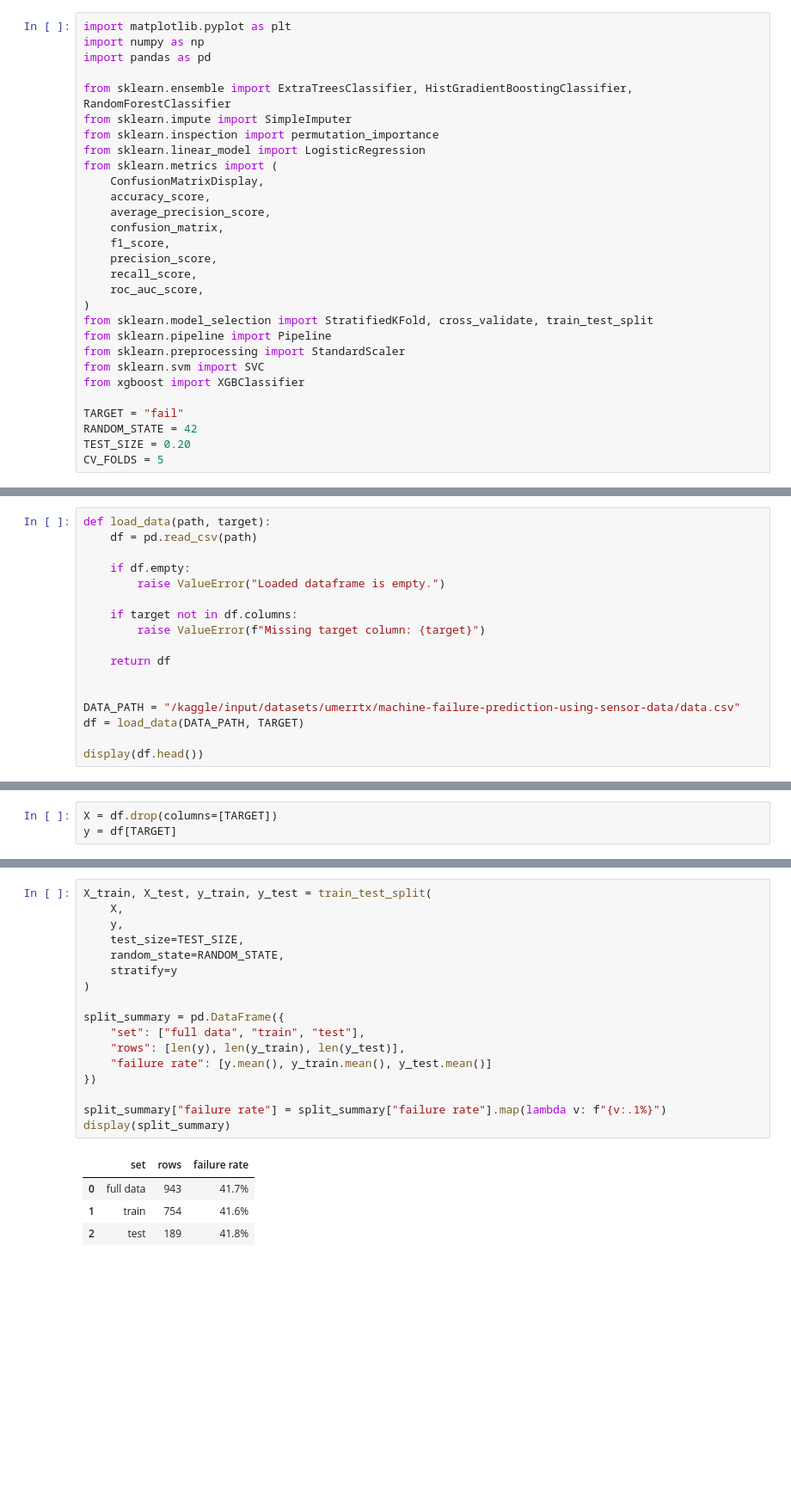
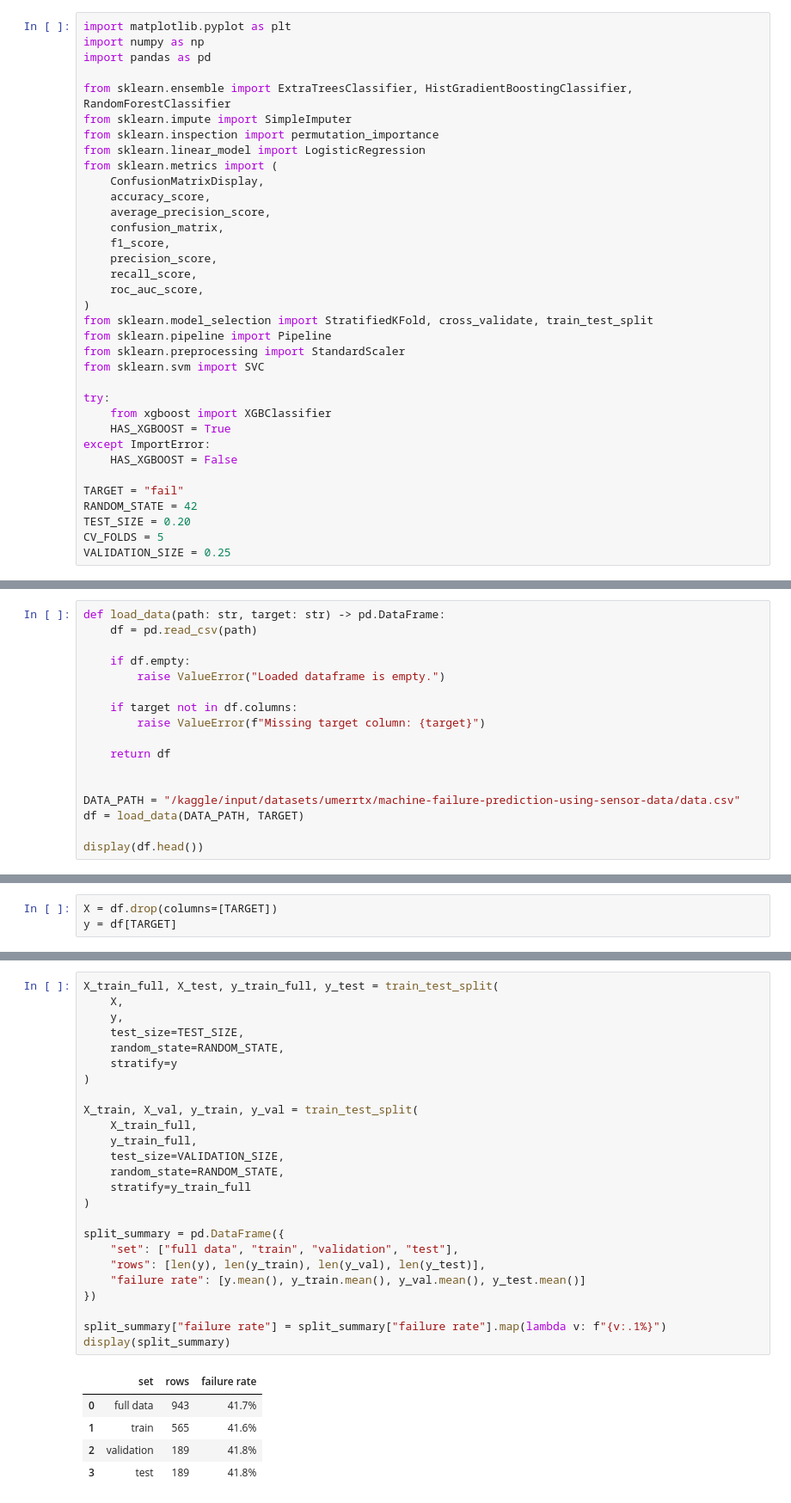
Before and after one commit to patmejia/kaggle_ml, a Jupyter notebook: sensor-failure-decision-system-v1-baseline.ipynb, the cells around one changed output, grey strips where cells are left out. Shown at 86% size. Cells and saved outputs as stored; diff of their text form; blank space fills up the shorter version.

```diff
--- a/sensor-failure-decision-system-v1-baseline.ipynb
+++ b/sensor-failure-decision-system-v1-baseline.ipynb
@@ -59,12 +65,18 @@ from sklearn.model_selection import StratifiedKFold, cross_validate, train_test_
 from sklearn.pipeline import Pipeline
 from sklearn.preprocessing import StandardScaler
 from sklearn.svm import SVC
-from xgboost import XGBClassifier
+
+try:
+    from xgboost import XGBClassifier
+    HAS_XGBOOST = True
+except ImportError:
+    HAS_XGBOOST = False
 
 TARGET = "fail"
 RANDOM_STATE = 42
 TEST_SIZE = 0.20
 CV_FOLDS = 5
+VALIDATION_SIZE = 0.25
 # %% [markdown]
 <div style="background:#f6f1e3; padding:16px 20px; border-radius:10px; border:1px solid #dbcda3;">
 
@@ -77,6 +94,6 @@ The **predictor columns** are `footfall`, `tempMode`, `AQ`, `USS`, `CS`, `VOC`,
 </div>
 # %%
-def load_data(path, target):
+def load_data(path: str, target: str) -> pd.DataFrame:
     df = pd.read_csv(path)
 
     if df.empty:
@@ -199,22 +225,31 @@ I also stratify the split, so the failure rate stays almost the same across the
 # %%
-X_train, X_test, y_train, y_test = train_test_split(
+X_train_full, X_test, y_train_full, y_test = train_test_split(
     X,
     y,
     test_size=TEST_SIZE,
     random_state=RANDOM_STATE,
     stratify=y
 )
 
+X_train, X_val, y_train, y_val = train_test_split(
+    X_train_full,
+    y_train_full,
+    test_size=VALIDATION_SIZE,
+    random_state=RANDOM_STATE,
+    stratify=y_train_full
+)
+
 split_summary = pd.DataFrame({
-    "set": ["full data", "train", "test"],
-    "rows": [len(y), len(y_train), len(y_test)],
-    "failure rate": [y.mean(), y_train.mean(), y_test.mean()]
+    "set": ["full data", "train", "validation", "test"],
+    "rows": [len(y), len(y_train), len(y_val), len(y_test)],
+    "failure rate": [y.mean(), y_train.mean(), y_val.mean(), y_test.mean()]
 })
 
 split_summary["failure rate"] = split_summary["failure rate"].map(lambda v: f"{v:.1%}")
 display(split_summary)
 # %% [output]
 |  | set | rows | failure rate |
 | 0 | full data | 943 | 41.7% |
-| 1 | train | 754 | 41.6% |
-| 2 | test | 189 | 41.8% |
+| 1 | train | 565 | 41.6% |
+| 2 | validation | 189 | 41.8% |
+| 3 | test | 189 | 41.8% |
```
Also changed, not shown: parts of 23 cells of this notebook.
